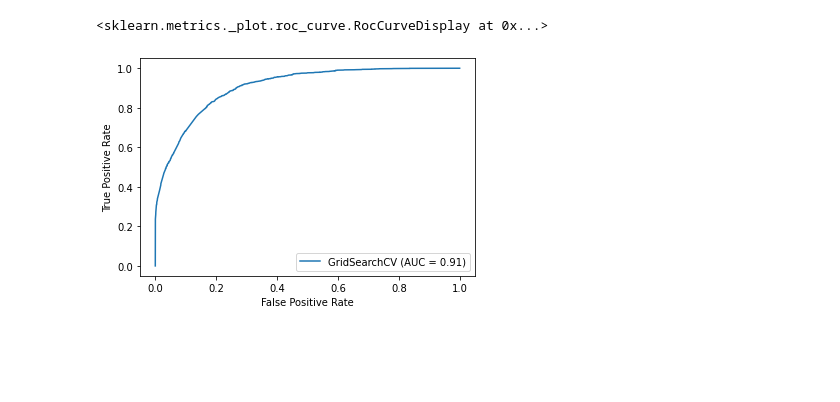
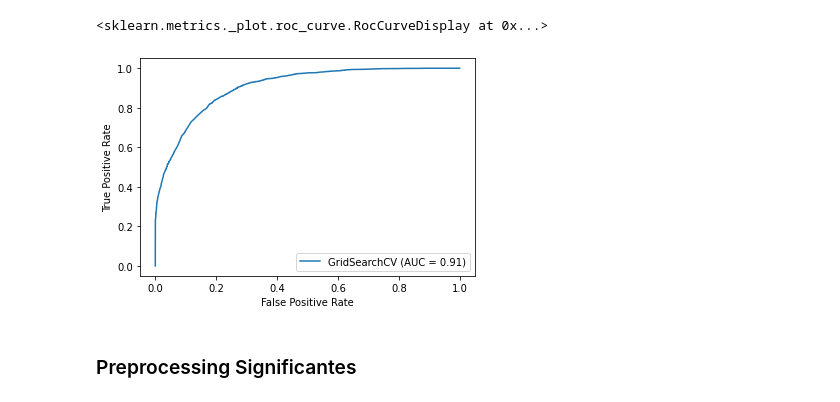
Before and after one commit to ncontinanza/tp-datos-1c2021-de-angelis-riva-continanza, a Jupyter notebook: Parte2/RandomForest.ipynb, the cells around one changed output. Saved outputs shown, nothing was run; the diff lists cells and outputs as text; code cells hidden in the pictures; blank space fills up the shorter version.

```diff
--- a/Parte2/RandomForest.ipynb
+++ b/Parte2/RandomForest.ipynb
@@ -54,5 +77,7 @@ plt.show()
-# %%
-plot_roc_curve(gscv, X_test, y_test)
-# %% [output]
-<sklearn.metrics._plot.roc_curve.RocCurveDisplay at 0x...>
-[figure, removed]
+# %%
+plot_roc_curve(gscv_base, X_test_base, y_test_base)
+# %% [output]
+<sklearn.metrics._plot.roc_curve.RocCurveDisplay at 0x...>
+[figure, added]
+# %% [markdown]
+### Preprocessing Significantes
```
Also changed, not shown: parts of 20 cells of this notebook, 5 other files.
